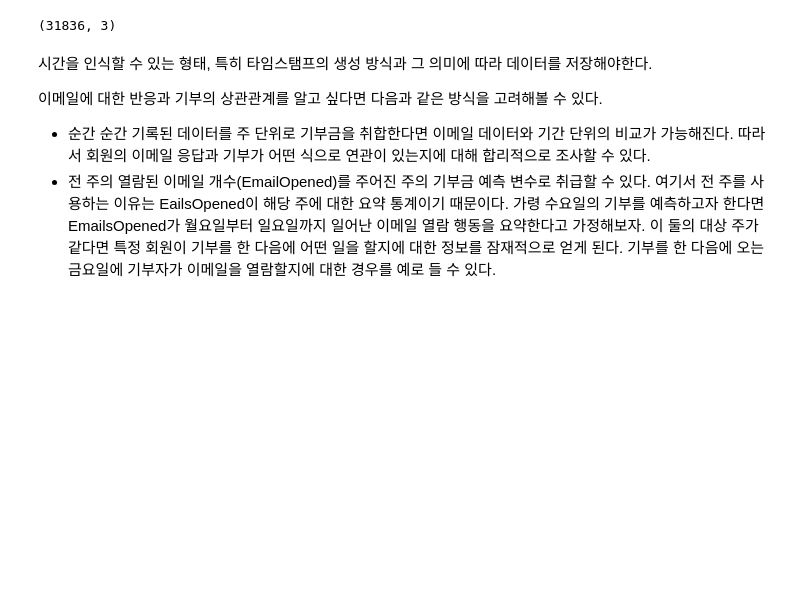
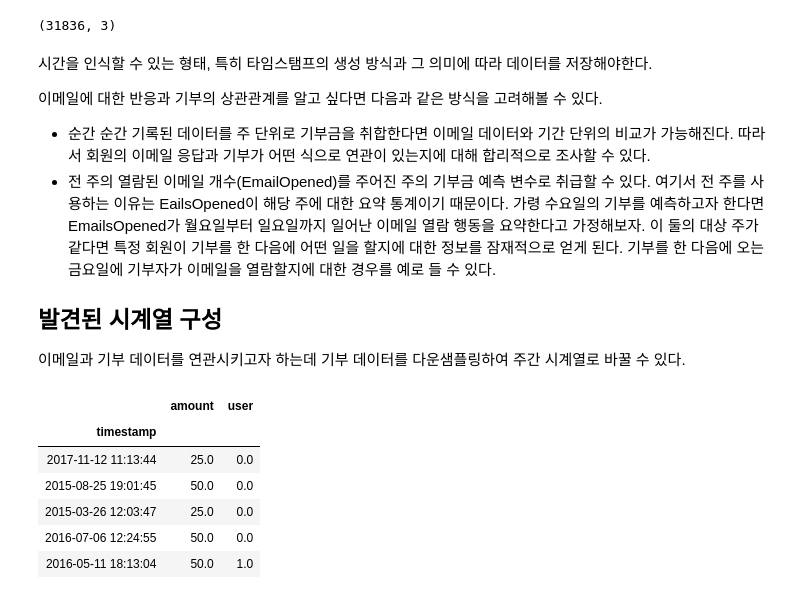
Before and after one commit to Young-Jo-Choi/data_analysis, a Jupyter notebook: Practical_Time_Series_Analysis/2장 단순_시계열_1.ipynb, the cells around one changed output. Cells and saved outputs as stored; diff of their text form; code cells hidden in the pictures; blank space fills up the shorter version.

```diff
--- a/Practical_Time_Series_Analysis/2장 단순_시계열_1.ipynb
+++ b/Practical_Time_Series_Analysis/2장 단순_시계열_1.ipynb
@@ -206,3 +206,6 @@ all_email.shape
 이메일에 대한 반응과 기부의 상관관계를 알고 싶다면 다음과 같은 방식을 고려해볼 수 있다.
 - 순간 순간 기록된 데이터를 주 단위로 기부금을 취합한다면 이메일 데이터와 기간 단위의 비교가 가능해진다. 따라서 회원의 이메일 응답과 기부가 어떤 식으로 연관이 있는지에 대해 합리적으로 조사할 수 있다.
 - 전 주의 열람된 이메일 개수(EmailOpened)를 주어진 주의 기부금 예측 변수로 취급할 수 있다. 여기서 전 주를 사용하는 이유는 EailsOpened이 해당 주에 대한 요약 통계이기 때문이다. 가령 수요일의 기부를 예측하고자 한다면 EmailsOpened가 월요일부터 일요일까지 일어난 이메일 열람 행동을 요약한다고 가정해보자. 이 둘의 대상 주가 같다면 특정 회원이 기부를 한 다음에 어떤 일을 할지에 대한 정보를 잠재적으로 얻게 된다. 기부를 한 다음에 오는 금요일에 기부자가 이메일을 열람할지에 대한 경우를 예로 들 수 있다.
+
+## 발견된 시계열 구성
+이메일과 기부 데이터를 연관시키고자 하는데 기부 데이터를 다운샘플링하여 주간 시계열로 바꿀 수 있다.
@@ -208,0 +215,10 @@ all_email.shape
+# %%
+display(donations.head())
+# %% [output]
+|  | amount | user |
+| timestamp |  |  |
+| 2017-11-12 11:13:44 | 25.0 | 0.0 |
+| 2015-08-25 19:01:45 | 50.0 | 0.0 |
+| 2015-03-26 12:03:47 | 25.0 | 0.0 |
+| 2016-07-06 12:24:55 | 50.0 | 0.0 |
+| 2016-05-11 18:13:04 | 50.0 | 1.0 |
```
Also changed, not shown: parts of 11 cells of this notebook.
